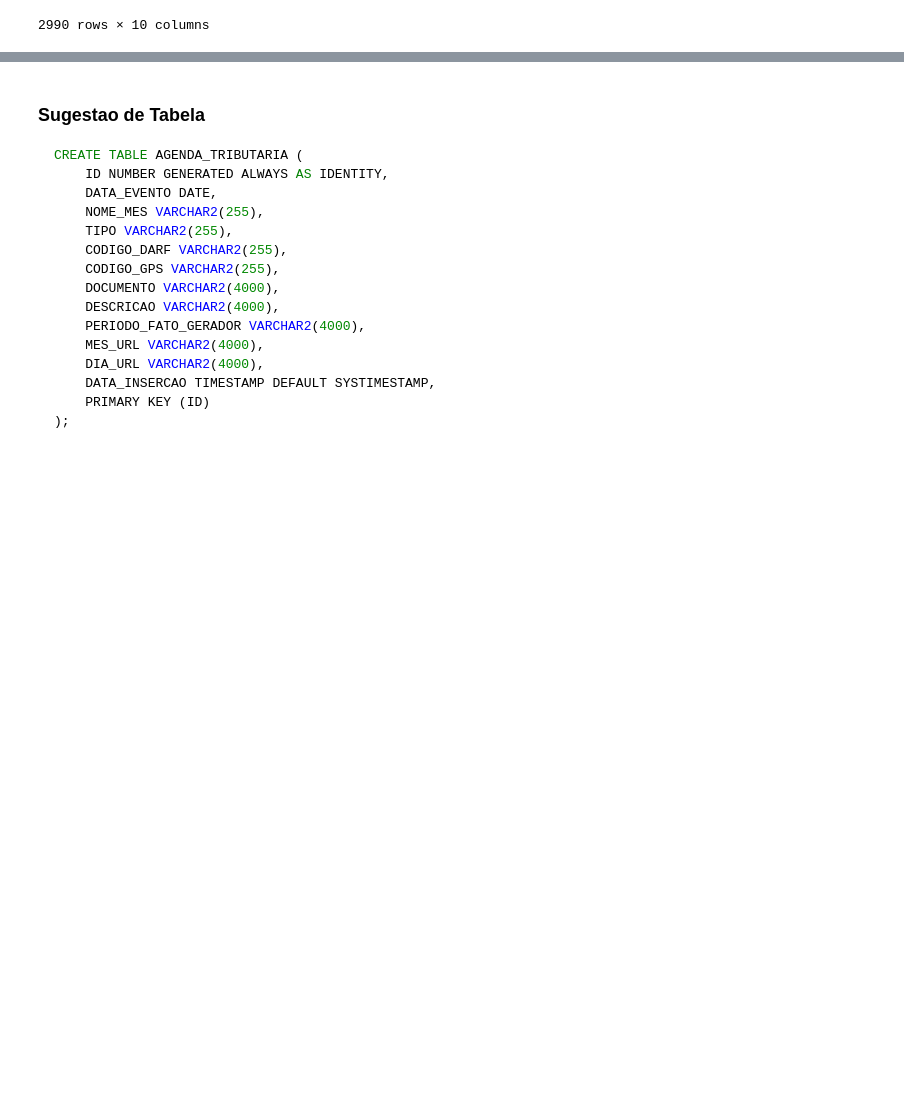
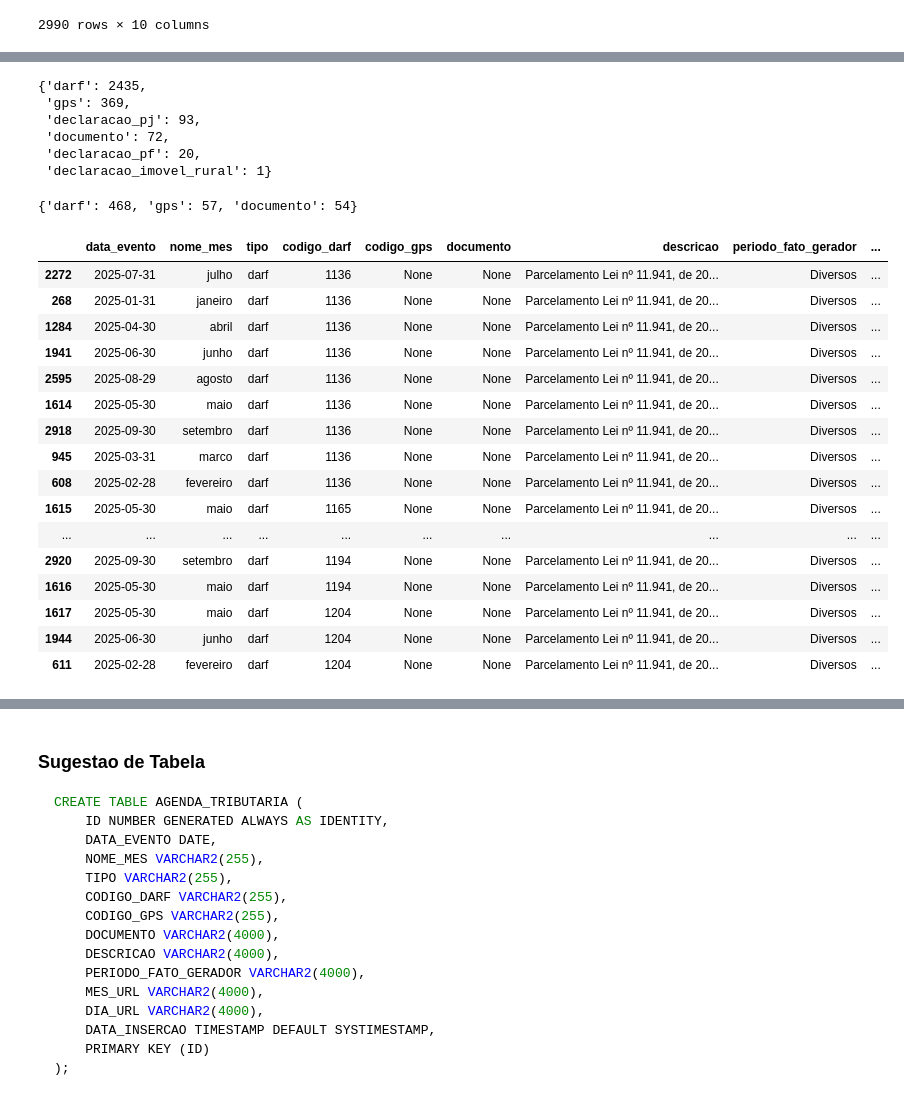
Before and after one commit to silvaBreno/alura-engenharia-dados, a Jupyter notebook: pipeline-agenda-tributaria/notebooks/exploracao_dados.ipynb, the cells around one changed output, grey strips where cells are left out. Cells and saved outputs as stored; diff of their text form; code cells hidden in the pictures; blank space fills up the shorter version.

```diff
--- a/pipeline-agenda-tributaria/notebooks/exploracao_dados.ipynb
+++ b/pipeline-agenda-tributaria/notebooks/exploracao_dados.ipynb
@@ -502,0 +1028,34 @@ df
+# %%
+df['tipo'].value_counts().to_dict()
+# %% [output]
+{'darf': 2435,
+ 'gps': 369,
+ 'declaracao_pj': 93,
+ 'documento': 72,
+ 'declaracao_pf': 20,
+ 'declaracao_imovel_rural': 1}
+# %%
+x = df[df['periodo_fato_gerador'] == 'Diversos']
+x['tipo'].value_counts().to_dict()
+# %% [output]
+{'darf': 468, 'gps': 57, 'documento': 54}
+# %%
+x[x['tipo'] == 'darf'].sort_values('codigo_darf', ascending=True).head(30)
+# %% [output]
+|  | data_evento | nome_mes | tipo | codigo_darf | codigo_gps | documento | descricao | periodo_fato_gerador | ... |
+| 2272 | 2025-07-31 | julho | darf | 1136 | None | None | Parcelamento Lei nº 11.941, de 20... | Diversos | ... |
+| 268 | 2025-01-31 | janeiro | darf | 1136 | None | None | Parcelamento Lei nº 11.941, de 20... | Diversos | ... |
+| 1284 | 2025-04-30 | abril | darf | 1136 | None | None | Parcelamento Lei nº 11.941, de 20... | Diversos | ... |
+| 1941 | 2025-06-30 | junho | darf | 1136 | None | None | Parcelamento Lei nº 11.941, de 20... | Diversos | ... |
+| 2595 | 2025-08-29 | agosto | darf | 1136 | None | None | Parcelamento Lei nº 11.941, de 20... | Diversos | ... |
+| 1614 | 2025-05-30 | maio | darf | 1136 | None | None | Parcelamento Lei nº 11.941, de 20... | Diversos | ... |
+| 2918 | 2025-09-30 | setembro | darf | 1136 | None | None | Parcelamento Lei nº 11.941, de 20... | Diversos | ... |
+| 945 | 2025-03-31 | marco | darf | 1136 | None | None | Parcelamento Lei nº 11.941, de 20... | Diversos | ... |
+| 608 | 2025-02-28 | fevereiro | darf | 1136 | None | None | Parcelamento Lei nº 11.941, de 20... | Diversos | ... |
+| 1615 | 2025-05-30 | maio | darf | 1165 | None | None | Parcelamento Lei nº 11.941, de 20... | Diversos | ... |
+| ... | ... | ... | ... | ... | ... | ... | ... | ... | ... |
+| 2920 | 2025-09-30 | setembro | darf | 1194 | None | None | Parcelamento Lei nº 11.941, de 20... | Diversos | ... |
+| 1616 | 2025-05-30 | maio | darf | 1194 | None | None | Parcelamento Lei nº 11.941, de 20... | Diversos | ... |
+| 1617 | 2025-05-30 | maio | darf | 1204 | None | None | Parcelamento Lei nº 11.941, de 20... | Diversos | ... |
+| 1944 | 2025-06-30 | junho | darf | 1204 | None | None | Parcelamento Lei nº 11.941, de 20... | Diversos | ... |
+| 611 | 2025-02-28 | fevereiro | darf | 1204 | None | None | Parcelamento Lei nº 11.941, de 20... | Diversos | ... |
```
Also changed, not shown: parts of 25 cells of this notebook, 1 other file.
